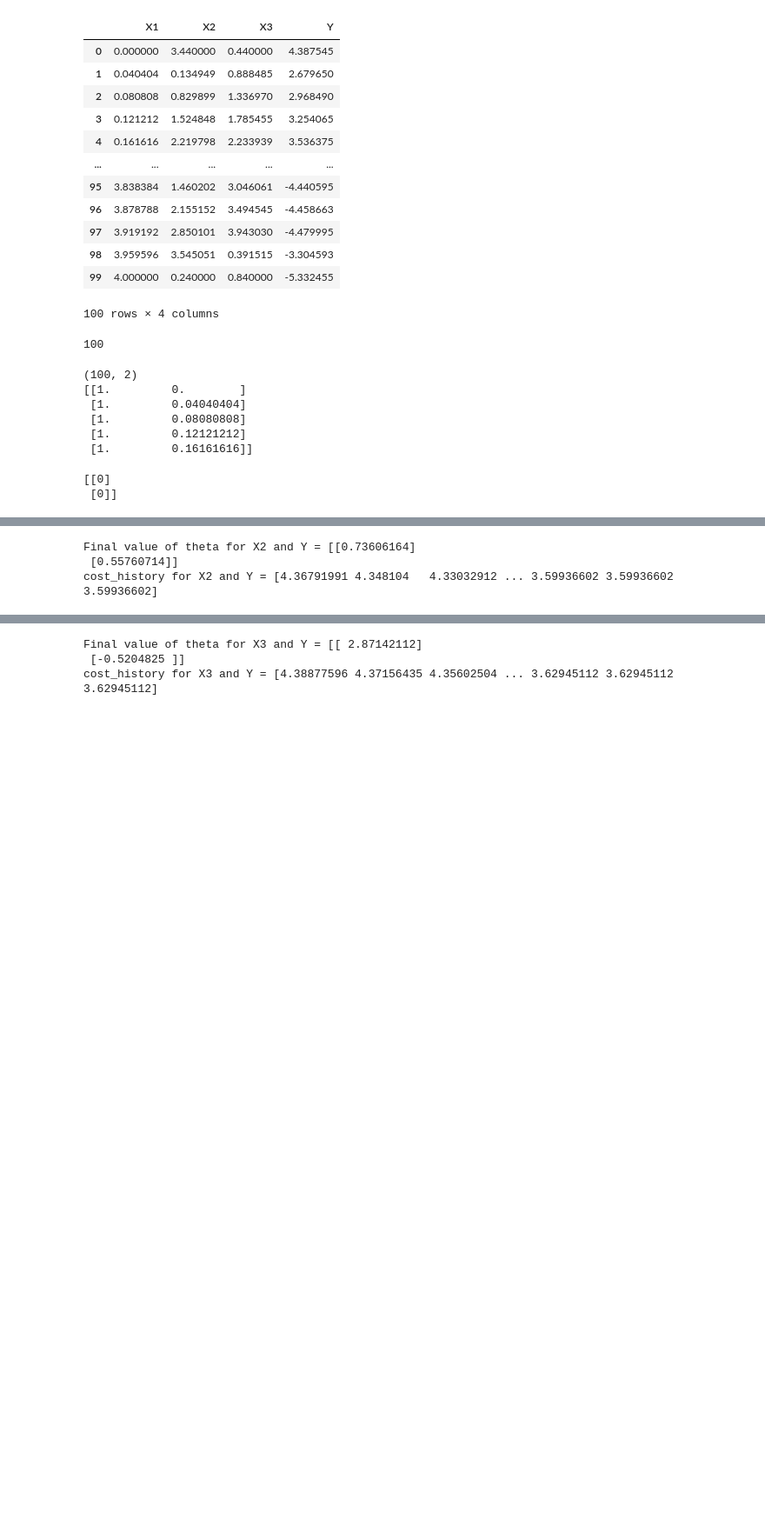
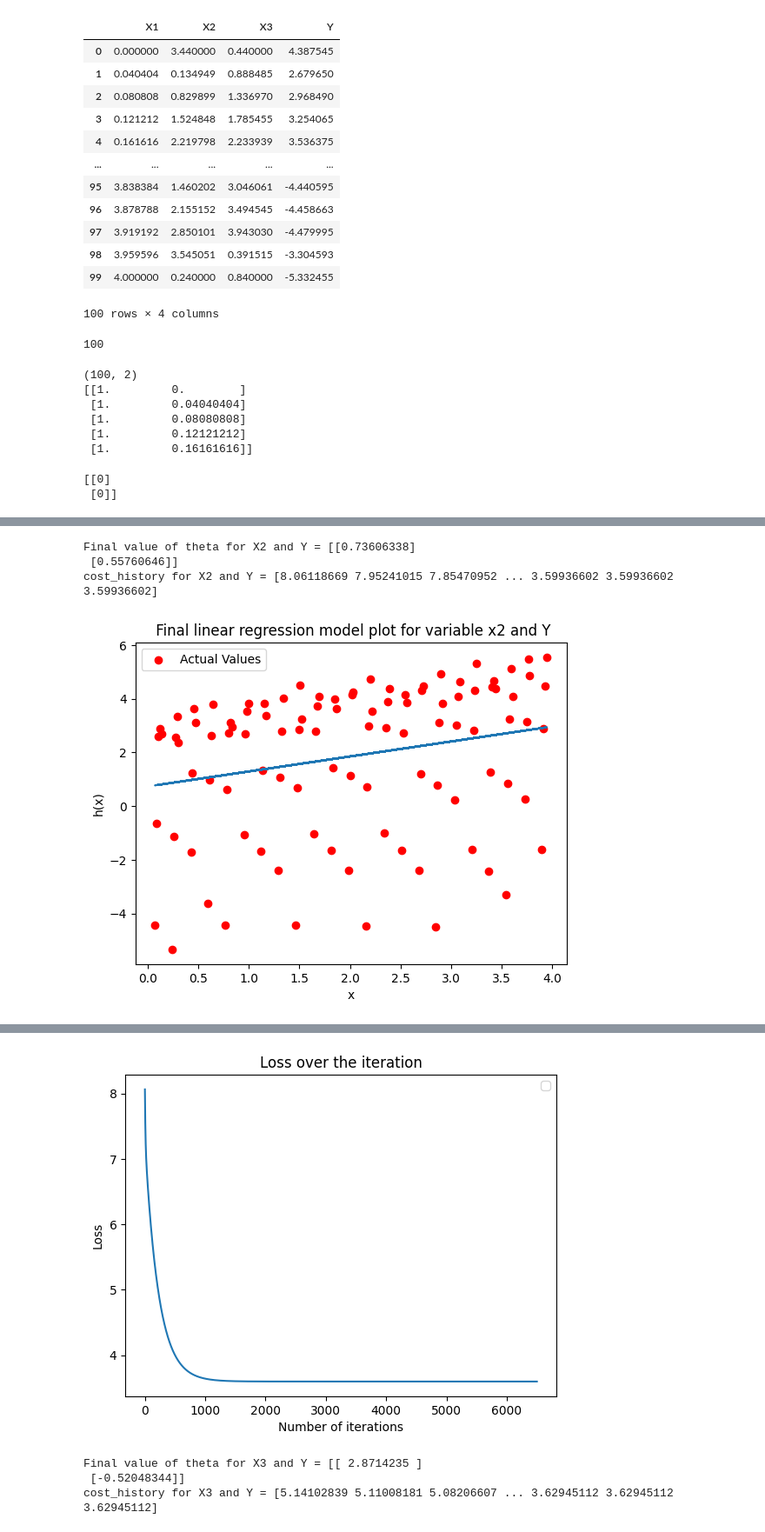
Before and after one commit to saikrishna1108/Introduction-to-Machine-Learning, a Jupyter notebook: Homework1.ipynb, the cells around one changed output, grey strips where cells are left out. Shown at 87% size. Saved outputs shown, nothing was run; the diff lists cells and outputs as text; code cells hidden in the pictures; blank space fills up the shorter version.

```diff
--- a/Homework1.ipynb
+++ b/Homework1.ipynb
@@ -89,8 +125,24 @@ cost_history for X1 and Y = [0.98499308 0.98499308 0.98499308 ... 0.98499308 0.9
 # %%
-theta, cost_history = gradient_value(X2, y, theta, iterations,learning_rate)
-print('Final value of theta for X2 and Y =', theta)
-print('cost_history for X2 and Y =', cost_history)
+theta2, cost_history2 = gradient_value(X2, y, theta, iterations,learning_rate)
+print('Final value of theta for X2 and Y =', theta2)
+print('cost_history for X2 and Y =', cost_history2)
 # %% [output]
-Final value of theta for X2 and Y = [[0.73606164]
- [0.55760714]]
-cost_history for X2 and Y = [4.36791991 4.348104   4.33032912 ... 3.59936602 3.59936602 3.59936602]
+Final value of theta for X2 and Y = [[0.73606338]
+ [0.55760646]]
+cost_history for X2 and Y = [8.06118669 7.95241015 7.85470952 ... 3.59936602 3.59936602 3.59936602]
+# %%
+plt.scatter(x2, y, label='Actual Values', color='red')
+plt.plot(x2,X2.dot(theta2))
+plt.xlabel('x')
+plt.ylabel('h(x)')
+plt.title(' Final linear regression model plot for variable x2 and Y')
+plt.legend()
+plt.show()
+plt.plot([x for x in range(iterations)],cost_history2)
+plt.xlabel('Number of iterations')
+plt.ylabel('Loss')
+plt.title('Loss over the iteration')
+plt.legend()
+plt.show()
+# %% [output]
+[figure, added]
@@ -97,8 +150,9 @@ cost_history for X2 and Y = [4.36791991 4.348104   4.33032912 ... 3.59936602 3.5
+[figure, added]
 # %%
-theta, cost_history = gradient_value(X3, y, theta, iterations,learning_rate)
-print('Final value of theta for X3 and Y =', theta)
-print('cost_history for X3 and Y =', cost_history)
+theta3, cost_history3 = gradient_value(X3, y, theta, iterations,learning_rate)
+print('Final value of theta for X3 and Y =', theta3)
+print('cost_history for X3 and Y =', cost_history3)
 # %% [output]
-Final value of theta for X3 and Y = [[ 2.87142112]
- [-0.5204825 ]]
-cost_history for X3 and Y = [4.38877596 4.37156435 4.35602504 ... 3.62945112 3.62945112 3.62945112]
+Final value of theta for X3 and Y = [[ 2.8714235 ]
+ [-0.52048344]]
+cost_history for X3 and Y = [5.14102839 5.11008181 5.08206607 ... 3.62945112 3.62945112 3.62945112]
```
Also changed, not shown: parts of 5 cells of this notebook.
